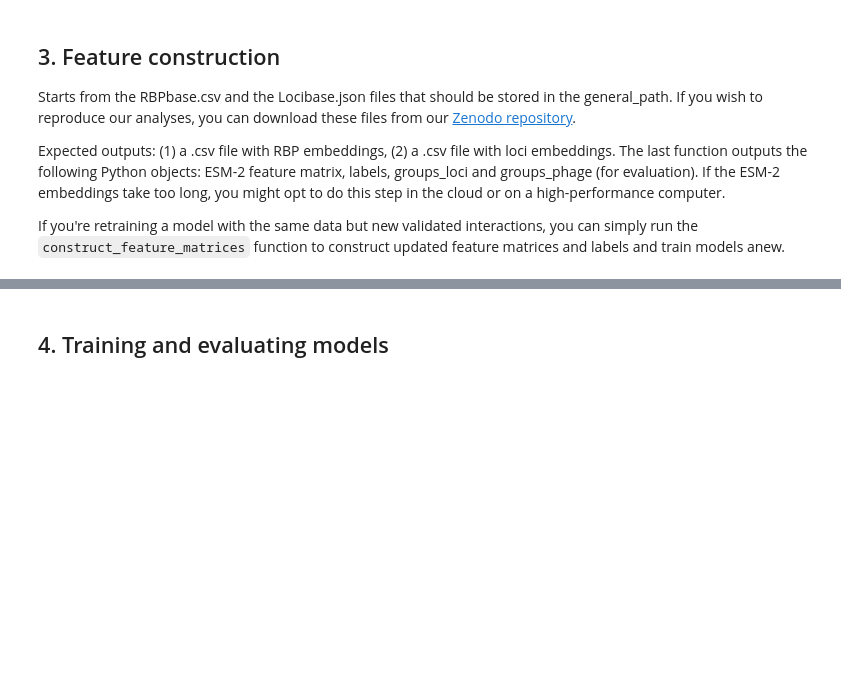
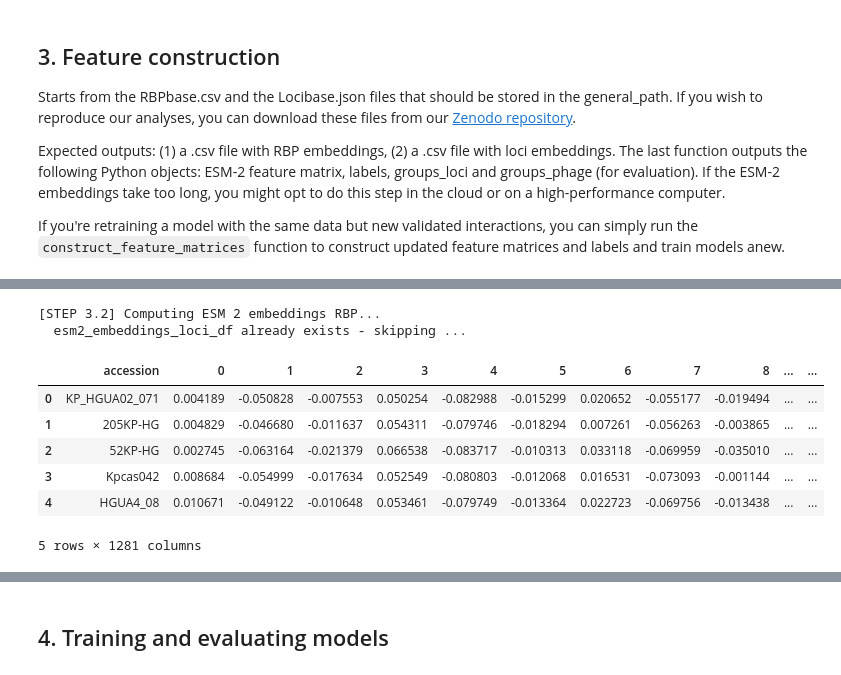
Before and after one commit to eliottvalette/PhageHostLearn, a Jupyter notebook: code/phagehostlearn_training_eliott.ipynb, the cells around one changed output, grey strips where cells are left out. Drawn from its saved outputs; the diff is of its cells as text; code cells hidden in the pictures; blank space fills up the shorter version.

```diff
--- a/code/phagehostlearn_training_eliott.ipynb
+++ b/code/phagehostlearn_training_eliott.ipynb
@@ -699,14 +756,24 @@ def compute_esm2_embeddings_loci(add=False):
 # %%
 esm2_embeddings_loci_df_path = '../data/esm2_embeddings_loci.csv'
 
 if os.path.exists(esm2_embeddings_loci_df_path) :
     print("\n[STEP 3.2] Computing ESM 2 embeddings RBP...")
     print("  esm2_embeddings_loci_df already exists - skipping ...")
-    esm2_embeddings_loci_df = pd.read_csv('../data/esm2_embeddings_loci.csv')
+    esm2_embeddings_loci_df = pd.read_csv(esm2_embeddings_loci_df_path)
 else :
     esm2_embeddings_loci_df = compute_esm2_embeddings_loci()
 
 esm2_embeddings_loci_df.head()
+# %% [output]
+[STEP 3.2] Computing ESM 2 embeddings RBP...
+  esm2_embeddings_loci_df already exists - skipping ...
+|  | accession | 0 | 1 | 2 | 3 | 4 | 5 | 6 | 7 | 8 | ... | ... |
+| 0 | KP_HGUA02_071 | 0.004189 | -0.050828 | -0.007553 | 0.050254 | -0.082988 | -0.015299 | 0.020652 | -0.055177 | -0.019494 | ... | ... |
+| 1 | 205KP-HG | 0.004829 | -0.046680 | -0.011637 | 0.054311 | -0.079746 | -0.018294 | 0.007261 | -0.056263 | -0.003865 | ... | ... |
+| 2 | 52KP-HG | 0.002745 | -0.063164 | -0.021379 | 0.066538 | -0.083717 | -0.010313 | 0.033118 | -0.069959 | -0.035010 | ... | ... |
+| 3 | Kpcas042 | 0.008684 | -0.054999 | -0.017634 | 0.052549 | -0.080803 | -0.012068 | 0.016531 | -0.073093 | -0.001144 | ... | ... |
+| 4 | HGUA4_08 | 0.010671 | -0.049122 | -0.010648 | 0.053461 | -0.079749 | -0.013364 | 0.022723 | -0.069756 | -0.013438 | ... | ... |
+5 rows × 1281 columns
 # %%
 rbp_embeddings_path = '../data/esm2_embeddings_rbp.csv'
 loci_embeddings_path = '../data/esm2_embeddings_loci.csv'
```
Also changed, not shown: parts of 21 cells of this notebook, 15 other files.
